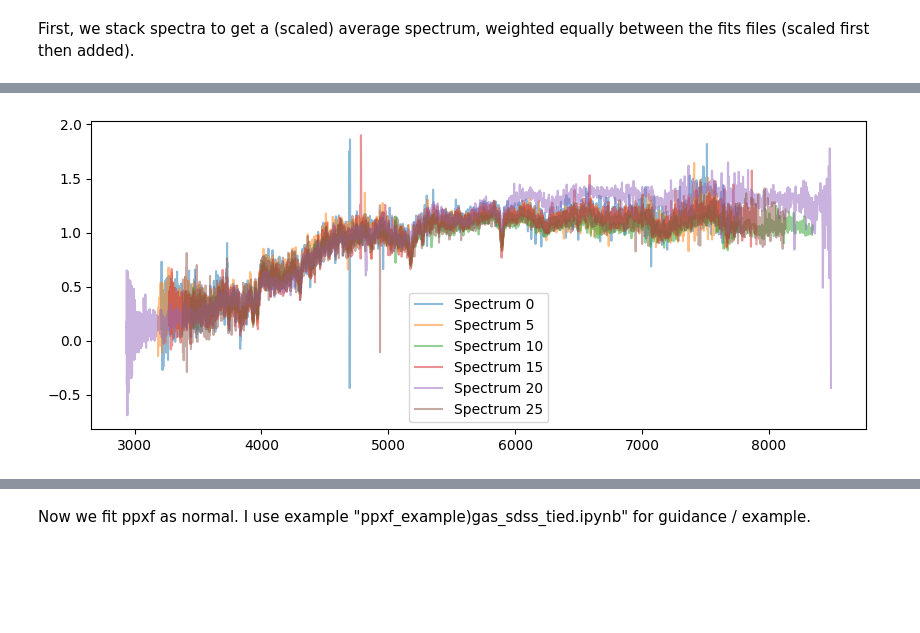
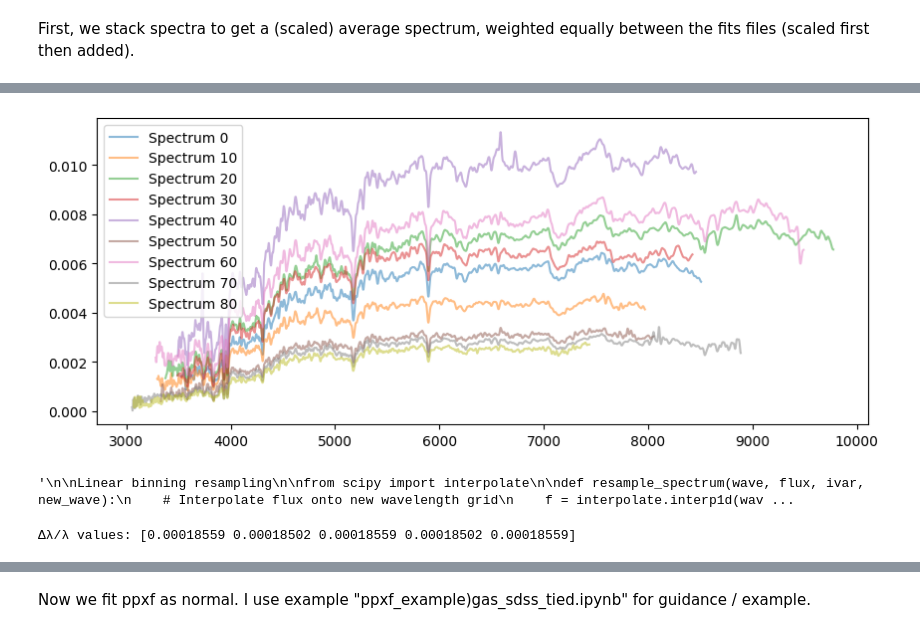
Before and after one commit to CARosss/AS01, a Jupyter notebook: stacking_spectra.ipynb, the cells around one changed output, grey strips where cells are left out. Drawn from its saved outputs; the diff is of its cells as text; code cells hidden in the pictures; blank space fills up the shorter version.

```diff
--- a/stacking_spectra.ipynb
+++ b/stacking_spectra.ipynb
@@ -15,17 +16,17 @@ import matplotlib.pyplot as plt
 # %%
-"""Choosing a list of .fits files to stack:"""
+"""Choosing a list of .fits files to stack:
 
+For testing purposes we select the high dor cluster from hierarchical clustering and form a list, data, in which each element is a list of
+[wave, flux, ivar] for one spectrum
 
-"""For testing purposes we select the high dor cluster from hierarchical clustering and form a list, data, in which each element is a list of
-[wave, flux, ivar] for one spectrum
 """
+
 files = ["cluster_results/k-means_clusters.csv", "cluster_results/gmm_clusters.csv", "cluster_results/hierarchical_clusters.csv"]
 filename = files[2]  # selecting hierarchical for now
 clusters = pd.read_csv(filename)
 two = clusters[clusters["Cluster"]==2]["SDSS_ID"].tolist() # list of file names selecting cluster 2
 one = clusters[clusters["Cluster"]==1]["SDSS_ID"].tolist() # selecting 1
 zero = clusters[clusters["Cluster"]==0]["SDSS_ID"].tolist() # selecting 0
-
 
 
 # Now we also try using actual DoR ranges
@@ -44,9 +45,7 @@ low = all[all['DoR']<0.3]
 low_ids = [f"spec-{int(plate):04d}-{int(mjd):05d}-{int(fiber):04d}.fits"
                 for plate, mjd, fiber in zip(low['plate'], low['mjd'], low['fiberid'])]
 
-
-
-spectra = two  # change to whichever you want
+spectra = high_ids  # change to whichever you want
 # %%
 data = []
 
@@ -94,14 +172,20 @@ print(data[1][0][0])  #"" "" for second spectrum
 # %%
-# Plot all resampled spectra together
+# Plot all smoothed spectra together
 plt.figure(figsize=(10, 4))
-for i, spectrum in enumerate(data):
-    if i%5 ==0:  # just want to plot a few not all...
+for i, spectrum in enumerate(smoothed):
+    if i%10 ==0:  # just want to plot a few not all...
+        #plt.plot(data[i][0], data[i][1])
         plt.plot(spectrum[0], spectrum[1], label=f'Spectrum {i}', alpha=0.5)
+
 plt.legend()
 plt.show()
 # %% [output]
-[figure, old version]
+[figure, new version]
 # %%
+"""
+
+Linear binning resampling
+
 from scipy import interpolate
 
 def resample_spectrum(wave, flux, ivar, new_wave):
@@ -116,13 +200,53 @@ def resample_spectrum(wave, flux, ivar, new_wave):
     return new_flux, new_ivar
 
 # Create common wavelength grid
-wave_min = max([data[i][0][0] for i in range(len(data))])  # Maximum of all minimum wavelengths
-wave_max = min([data[i][0][-1] for i in range(len(data))]) # Minimum of all maximum wavelengths
+wave_min = max([smoothed[i][0][0] for i in range(len(smoothed))])  # Maximum of all minimum wavelengths
+wave_max = min([smoothed[i][0][-1] for i in range(len(smoothed))]) # Minimum of all maximum wavelengths
 wave_common = np.linspace(wave_min, wave_max, num=3828)
 
 # Resample all spectra
 resampled_data = []
-for spectrum in data:
+for spectrum in smoothed:
    new_flux, new_ivar = resample_spectrum(spectrum[0], spectrum[1], spectrum[2], wave_common)
-   resampled_data.append([wave_common, new_flux, new_ivar])
+   resampled_data.append([wave_common, new_flux, new_ivar])"""
+# %% [output]
+'\n\nLinear binning resampling\n\nfrom scipy import interpolate\n\ndef resample_spectrum(wave, flux, ivar, new_wave):\n    # Interpolate flux onto new wavelength grid\n    f = interpolate.interp1d(wav ...
+# %%
+from scipy import interpolate
+
+# resample using logbinning instead
+def resample_spectrum(wave, flux, ivar, new_wave):
+    # Interpolate flux onto new wavelength grid
+    f = interpolate.interp1d(wave, flux, bounds_error=False, fill_value=0)
+    new_flux = f(new_wave)
+
+    # Interpolate ivar (need to handle this carefully)
+    f_ivar = interpolate.interp1d(wave, ivar, bounds_error=False, fill_value=0)
+    new_ivar = f_ivar(new_wave)
+
+    return new_flux, new_ivar
+
+# Create common wavelength grid
+wave_min = max([smoothed[i][0][0] for i in range(len(smoothed))])  # Maximum of all minimum wavelengths
+wave_max = min([smoothed[i][0][-1] for i in range(len(smoothed))]) # Minimum of all maximum wavelengths
+
+# Create logarithmically spaced wavelength grid
+# Method 1: using np.logspace
+wave_common = np.logspace(np.log10(wave_min), np.log10(wave_max), num=3828)
+
+# OR Method 2: using np.exp(np.linspace)
+# wave_common = np.exp(np.linspace(np.log(wave_min), np.log(wave_max), num=3828))
+
+
+# Resample all spectra
+resampled_data = []
+for spectrum in smoothed:
+   new_flux, new_ivar = resample_spectrum(spectrum[0], spectrum[1], spectrum[2], wave_common)
+   resampled_data.append([wave_common, new_flux, new_ivar])
+
+dlambda = np.diff(wave_common)
+dlambda_over_lambda = dlambda / wave_common[:-1]
+print("Δλ/λ values:", dlambda_over_lambda[:5])
+# %% [output]
+Δλ/λ values: [0.00018559 0.00018502 0.00018559 0.00018502 0.00018559]
 # %%
```
Also changed, not shown: parts of 10 cells of this notebook, 2 other files.
